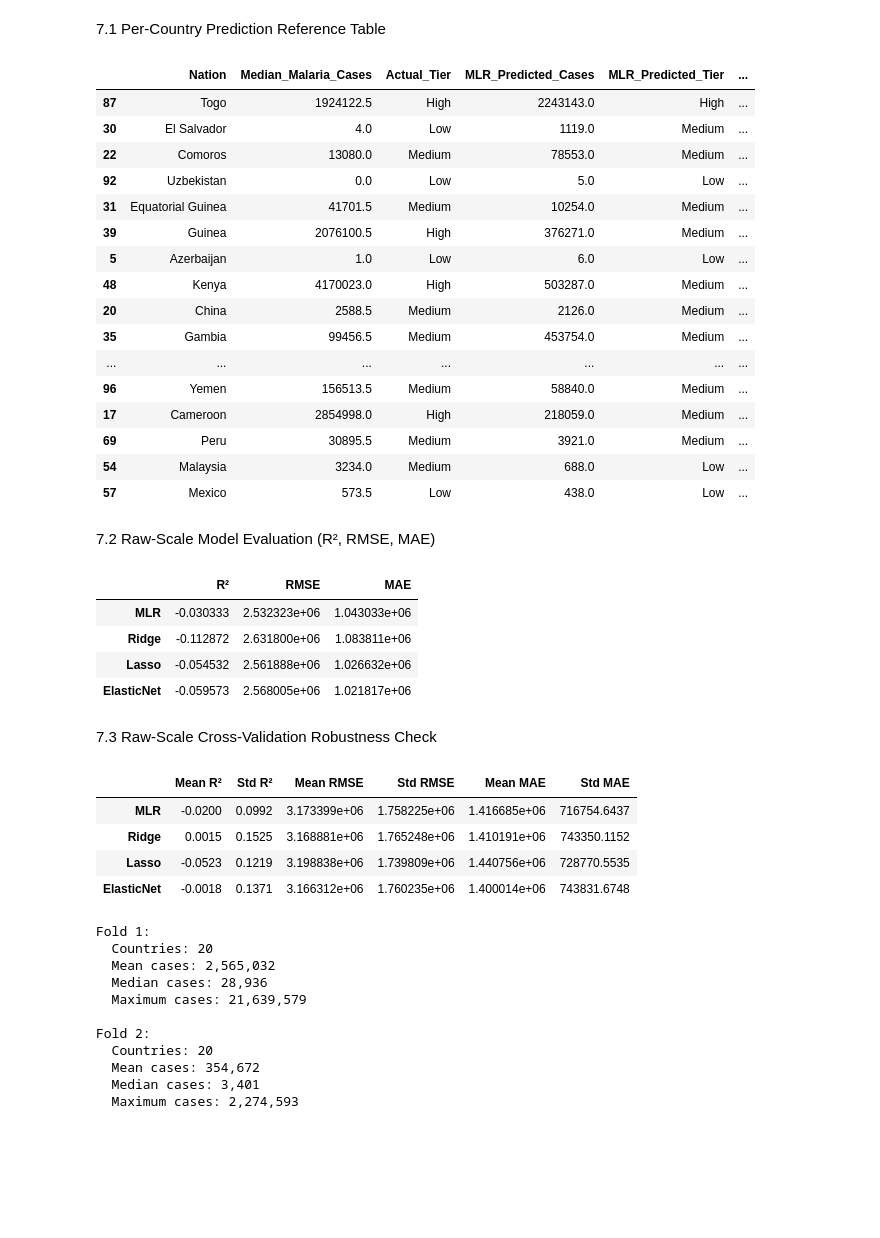
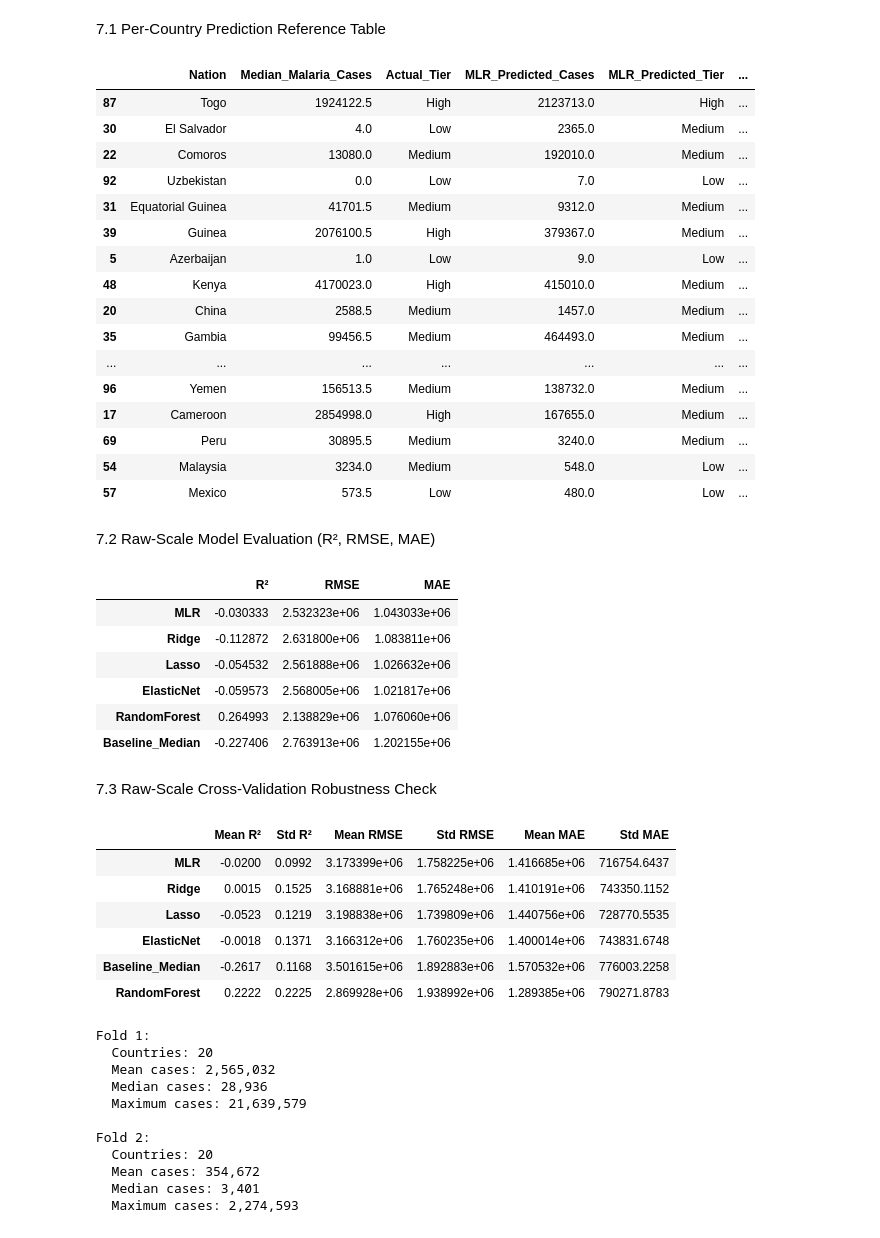
Before and after one commit to ZacharyMalonjao/Capstone2-A3101-Group2-SY26-27, a Jupyter notebook: ipynb_notebooks/02_model_training.ipynb, the cells around one changed output. Cells and saved outputs as stored; diff of their text form; code cells hidden in the pictures; blank space fills up the shorter version.

```diff
--- a/ipynb_notebooks/02_model_training.ipynb
+++ b/ipynb_notebooks/02_model_training.ipynb
@@ -27,7 +27,6 @@ from sklearn.metrics import (
     classification_report
 )
 
-from sklearn.model_selection import KFold
 # --- Visualization (for confusion matrix / comparison charts) ---
 import matplotlib.pyplot as plt
 import seaborn as sns
@@ -38,6 +37,11 @@ import os
 
 # --- Reproducibility ---
 RANDOM_STATE = 42
+
+
+from sklearn.model_selection import KFold
+
+kf = KFold(n_splits=5, shuffle=True, random_state=RANDOM_STATE)
 # %%
 df = pd.read_csv("final_extract_dataset.csv")
 df.head()
@@ -159,6 +163,15 @@ models = {
 }
 
 
+#insert random forest
+from sklearn.ensemble import RandomForestRegressor
+
+models['RandomForest'] = RandomForestRegressor(
+    n_estimators=500,
+    max_depth=8,
+    random_state=RANDOM_STATE
+)
+
 pipelines = {
     name: Pipeline([
         ('preprocessor', preprocessor),
@@ -427,22 +442,22 @@ for name in ['MLR', 'Ridge', 'Lasso', 'ElasticNet']:
 reference_table
 # %% [output]
 |  | Nation | Median_Malaria_Cases | Actual_Tier | MLR_Predicted_Cases | MLR_Predicted_Tier | ... |
-| 87 | Togo | 1924122.5 | High | 2243143.0 | High | ... |
-| 30 | El Salvador | 4.0 | Low | 1119.0 | Medium | ... |
-| 22 | Comoros | 13080.0 | Medium | 78553.0 | Medium | ... |
-| 92 | Uzbekistan | 0.0 | Low | 5.0 | Low | ... |
-| 31 | Equatorial Guinea | 41701.5 | Medium | 10254.0 | Medium | ... |
-| 39 | Guinea | 2076100.5 | High | 376271.0 | Medium | ... |
-| 5 | Azerbaijan | 1.0 | Low | 6.0 | Low | ... |
-| 48 | Kenya | 4170023.0 | High | 503287.0 | Medium | ... |
-| 20 | China | 2588.5 | Medium | 2126.0 | Medium | ... |
-| 35 | Gambia | 99456.5 | Medium | 453754.0 | Medium | ... |
+| 87 | Togo | 1924122.5 | High | 2123713.0 | High | ... |
+| 30 | El Salvador | 4.0 | Low | 2365.0 | Medium | ... |
+| 22 | Comoros | 13080.0 | Medium | 192010.0 | Medium | ... |
+| 92 | Uzbekistan | 0.0 | Low | 7.0 | Low | ... |
+| 31 | Equatorial Guinea | 41701.5 | Medium | 9312.0 | Medium | ... |
+| 39 | Guinea | 2076100.5 | High | 379367.0 | Medium | ... |
+| 5 | Azerbaijan | 1.0 | Low | 9.0 | Low | ... |
+| 48 | Kenya | 4170023.0 | High | 415010.0 | Medium | ... |
+| 20 | China | 2588.5 | Medium | 1457.0 | Medium | ... |
+| 35 | Gambia | 99456.5 | Medium | 464493.0 | Medium | ... |
 | ... | ... | ... | ... | ... | ... | ... |
-| 96 | Yemen | 156513.5 | Medium | 58840.0 | Medium | ... |
-| 17 | Cameroon | 2854998.0 | High | 218059.0 | Medium | ... |
-| 69 | Peru | 30895.5 | Medium | 3921.0 | Medium | ... |
-| 54 | Malaysia | 3234.0 | Medium | 688.0 | Low | ... |
-| 57 | Mexico | 573.5 | Low | 438.0 | Low | ... |
+| 96 | Yemen | 156513.5 | Medium | 138732.0 | Medium | ... |
+| 17 | Cameroon | 2854998.0 | High | 167655.0 | Medium | ... |
+| 69 | Peru | 30895.5 | Medium | 3240.0 | Medium | ... |
+| 54 | Malaysia | 3234.0 | Medium | 548.0 | Low | ... |
+| 57 | Mexico | 573.5 | Low | 480.0 | Low | ... |
 # %% [markdown]
 7.2 Raw-Scale Model Evaluation (R², RMSE, MAE)
 # %%
@@ -453,7 +468,7 @@ y_test_raw = y_raw.loc[y_test.index]
 
 raw_results = {}
 
-for name in ['MLR', 'Ridge', 'Lasso', 'ElasticNet']:
+for name in ['MLR', 'Ridge', 'Lasso', 'ElasticNet', 'RandomForest', 'Baseline_Median']:
     preds_log = pipelines[name].predict(X_test)
     preds_raw = np.expm1(preds_log)
 
@@ -472,45 +487,49 @@ raw_results_df
 | Ridge | -0.112872 | 2.631800e+06 | 1.083811e+06 |
 | Lasso | -0.054532 | 2.561888e+06 | 1.026632e+06 |
 | ElasticNet | -0.059573 | 2.568005e+06 | 1.021817e+06 |
+| RandomForest | 0.264993 | 2.138829e+06 | 1.076060e+06 |
+| Baseline_Median | -0.227406 | 2.763913e+06 | 1.202155e+06 |
 # %% [markdown]
 7.3 Raw-Scale Cross-Validation Robustness Check
 # %%
 raw_cv_results = {}
 
-for name in ['MLR', 'Ridge', 'Lasso', 'ElasticNet']:
+for name in ['MLR', 'Ridge', 'Lasso', 'ElasticNet', 'Baseline_Median','RandomForest']:
     fold_r2, fold_rmse, fold_mae = [], [], []
 
     for train_idx, val_idx in kf.split(X):
         X_train_cv, X_val_cv = X.iloc[train_idx], X.iloc[val_idx]
         y_train_cv = y.iloc[train_idx]           # log-transformed target for training
         y_val_raw = y_raw.iloc[val_idx]           # raw target for scoring
 
         fold_pipe = Pipeline([
             ('preprocessor', preprocessor),
             ('regressor', models[name])
         ])
         fold_pipe.fit(X_train_cv, y_train_cv)
 
         preds_raw = np.expm1(fold_pipe.predict(X_val_cv))
 
         fold_r2.append(r2_score(y_val_raw, preds_raw))
         fold_rmse.append(np.sqrt(mean_squared_error(y_val_raw, preds_raw)))
         fold_mae.append(mean_absolute_error(y_val_raw, preds_raw))
 
     raw_cv_results[name] = {
         'Mean R²': np.mean(fold_r2), 'Std R²': np.std(fold_r2),
         'Mean RMSE': np.mean(fold_rmse), 'Std RMSE': np.std(fold_rmse),
         'Mean MAE': np.mean(fold_mae), 'Std MAE': np.std(fold_mae)
     }
 
 raw_cv_results_df = pd.DataFrame(raw_cv_results).T
 raw_cv_results_df.round(4)
 # %% [output]
 |  | Mean R² | Std R² | Mean RMSE | Std RMSE | Mean MAE | Std MAE |
 | MLR | -0.0200 | 0.0992 | 3.173399e+06 | 1.758225e+06 | 1.416685e+06 | 716754.6437 |
 | Ridge | 0.0015 | 0.1525 | 3.168881e+06 | 1.765248e+06 | 1.410191e+06 | 743350.1152 |
 | Lasso | -0.0523 | 0.1219 | 3.198838e+06 | 1.739809e+06 | 1.440756e+06 | 728770.5535 |
 | ElasticNet | -0.0018 | 0.1371 | 3.166312e+06 | 1.760235e+06 | 1.400014e+06 | 743831.6748 |
+| Baseline_Median | -0.2617 | 0.1168 | 3.501615e+06 | 1.892883e+06 | 1.570532e+06 | 776003.2258 |
+| RandomForest | 0.2222 | 0.2225 | 2.869928e+06 | 1.938992e+06 | 1.289385e+06 | 790271.8783 |
 # %%
 # See the actual malaria-case totals in each CV fold
 
```
Also changed, not shown: parts of 14 cells of this notebook, 2 other files.
